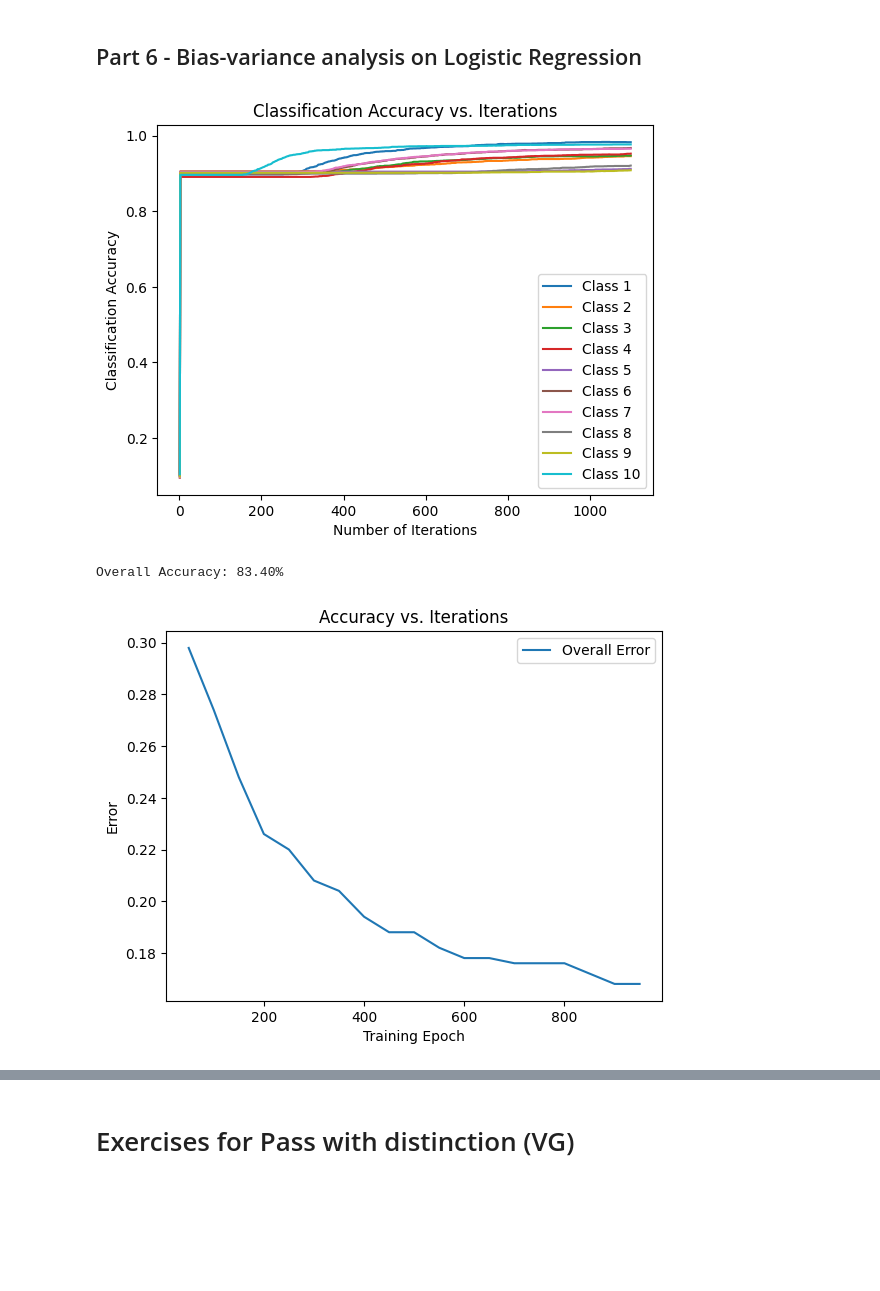
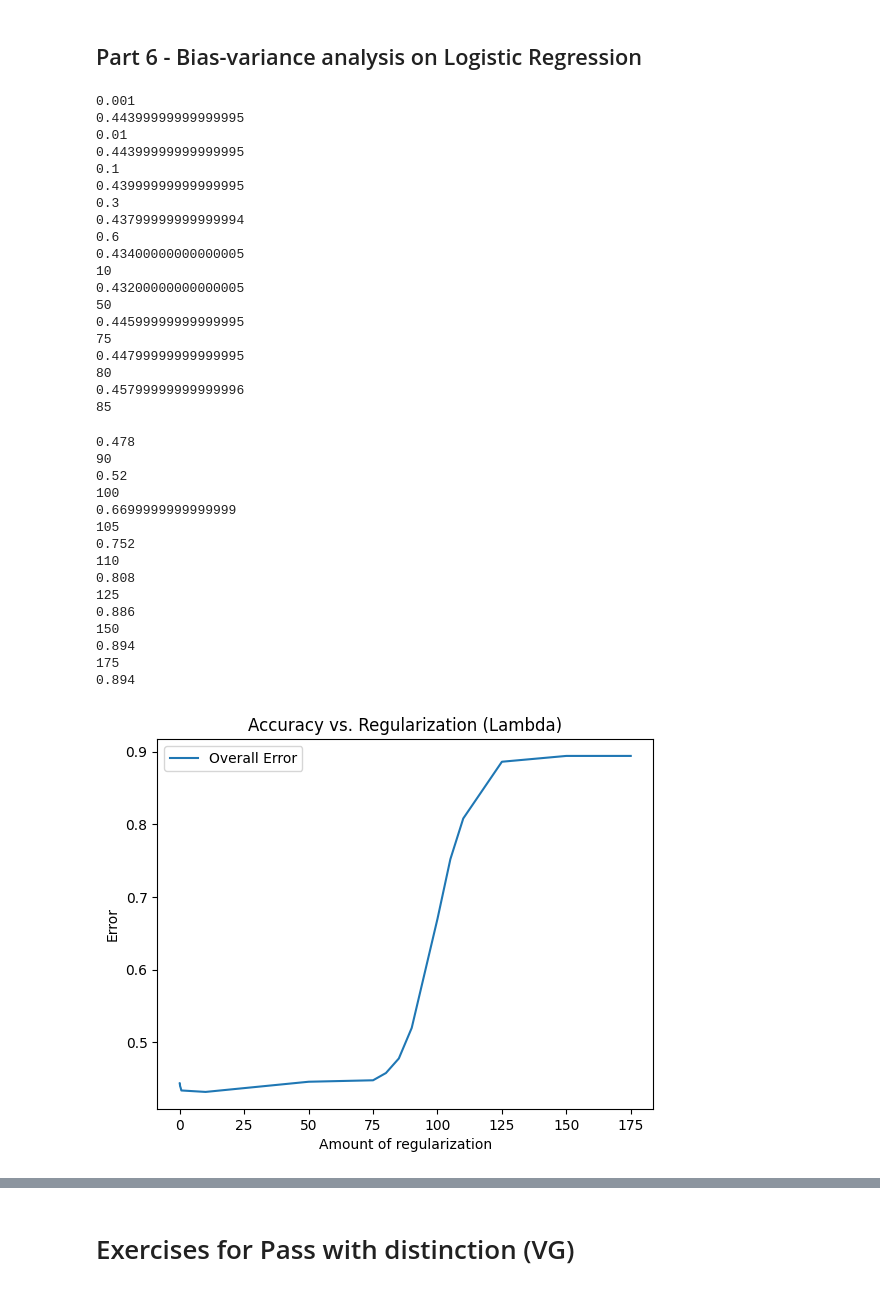
Before and after one commit to Mormert/MachineLearningLabs, a Jupyter notebook: lab2/python/lab2.ipynb, the cells around one changed output, grey strips where cells are left out. Cells and saved outputs as stored; diff of their text form; code cells hidden in the pictures; blank space fills up the shorter version.

```diff
--- a/lab2/python/lab2.ipynb
+++ b/lab2/python/lab2.ipynb
@@ -435,28 +435,33 @@ import matplotlib.pyplot as plt
 def sigmoid(z):
     return 1 / (1 + np.exp(-z))
 
-def costFunctionReg(theta, X, y, lambda_):
+def costFunctionReg(theta, X, y, lambdA_):
     m = len(y)
     h = sigmoid(X @ theta)
-    J = (-1/m) * (y.T @ np.log(h) + (1 - y).T @ np.log(1 - h)) + (lambda_ / (2 * m)) * np.sum(theta[1:]**2)
+    J = ((-1/m) * (y.T @ np.log(h) + (1 - y).T @ np.log(1 - h)))
+    regularization = (lambdA_ / (2 * m)) * np.sum(theta[1:]**2)
+    J += regularization
     return J
 
-def gradientReg(theta, X, y, lambda_):
+def gradientReg(theta, X, y, lambdA_):
     m = len(y)
     h = sigmoid(X @ theta)
     grad = (1/m) * X.T @ (h - y)
-    grad[1:] += (lambda_ / m) * theta[1:]
+    regularization = (lambdA_ / m) * theta[1:]
+    grad[1:] +=  regularization
     return grad
 
-def gradientDescent(X, y, theta, alpha, num_iters, lambda_):
+def gradientDescent(X, y, theta, alpha, num_iters, lambdA_):
     m = len(y)
     J_history = []
     accuracy_history = []
 
     for _ in range(num_iters):
         h = sigmoid(X @ theta)
-        theta = theta - (alpha/m) * (X.T @ (h - y) + lambda_ * np.concatenate(([0], theta[1:])))
-        J = costFunctionReg(theta, X, y, lambda_)
+        theta = theta - (alpha/m) * (X.T @ (h - y))
+        regularization = lambdA_ * np.concatenate(([0], theta[1:]))
+        theta += regularization
+        J = costFunctionReg(theta, X, y, lambdA_)
         J_history.append(J)
 
         # Calculate classification accuracy
@@ -466,7 +471,7 @@ def gradientDescent(X, y, theta, alpha, num_iters, lambda_):
 
     return theta, J_history, accuracy_history
 
-def trainLogisticReg(X, y, lambda_, alpha=0.01, num_iters=1500, plotClassAcc=True):
+def trainLogisticReg(X, y, lambdA_, alpha=0.01, num_iters=1500, plotClassAcc=True):
     m, n = X.shape
     num_labels = len(np.unique(y))
     all_theta = np.zeros((n+1, num_labels))
@@ -484,7 +489,7 @@ def trainLogisticReg(X, y, lambda_, alpha=0.01, num_iters=1500, plotClassAcc=Tru
         y_c = (y == c).astype(int)
 
         # Run gradient descent
-        theta, _, accuracy_history = gradientDescent(X, y_c, initial_theta, alpha, num_iters, lambda_)
+        theta, _, accuracy_history = gradientDescent(X, y_c, initial_theta, alpha, num_iters, lambdA_)
 
         # Assign theta to the corresponding column in all_theta
         all_theta[:, c-1] = theta
@@ -529,39 +534,76 @@ X_train, X_val, y_train, y_val = train_test_split(X_temp, y_temp, test_size=1/3,
 lambda_ = 0.1
 iterations = 1100
 alpha = 0.01
+
+'''
 all_theta = trainLogisticReg(X_train, y_train, lambda_, alpha, iterations)
 
 accuracy = overallAccuracy(X_test, y_test, all_theta)
 print(f'Overall Accuracy: {accuracy * 100:.2f}%')
 
 each50ItsError = []
 for i in range(50, 1000, 50):
     all_theta_i = trainLogisticReg(X_train, y_train, lambda_, alpha, i, False)
     each50ItsError.append(1 - overallAccuracy(X_test, y_test, all_theta_i))
 
 plt.plot(range(50, 1000, 50), each50ItsError, label='Overall Error')
 
 plt.xlabel('Training Epoch')
 plt.ylabel('Error')
 plt.title('Accuracy vs. Iterations')
 plt.legend()
 plt.show()
-
+'''
 eachLambdaError = []
-lambda_values = [0.001, 0.01, 0.1, 0.3, 0.6]
+lambda_values = [0.001, 0.01, 0.1, 0.3, 0.6, 10, 50, 75, 80, 85, 90, 100, 105, 110, 125, 150, 175]
 for lambdaV in lambda_values:
-    iterations = 1000
+    iterations = 2
+    print(lambdaV)
     all_theta_i = trainLogisticReg(X_train, y_train, lambdaV, alpha, iterations, False)
-    eachLambdaError.append(1 - overallAccuracy(X_test, y_test, all_theta_i))
+    error = 1 - overallAccuracy(X_test, y_test, all_theta_i)
+    print(error)
+    eachLambdaError.append(error)
 
 plt.plot(lambda_values, eachLambdaError, label='Overall Error')
 
 plt.xlabel('Amount of regularization')
 plt.ylabel('Error')
 plt.title('Accuracy vs. Regularization (Lambda)')
 plt.legend()
 plt.show()
 # %% [output]
+0.001
+0.44399999999999995
+0.01
+0.44399999999999995
+0.1
+0.43999999999999995
+0.3
+0.43799999999999994
+0.6
+0.43400000000000005
+10
+0.43200000000000005
+50
+0.44599999999999995
+75
+0.44799999999999995
+80
+0.45799999999999996
+85
+0.478
+90
+0.52
+100
+0.6699999999999999
+105
+0.752
+110
+0.808
+125
+0.886
+150
+0.894
+175
+0.894
-[figure, old version]
+[figure, new version]
-Overall Accuracy: 83.40%
-[figure, removed]
```
Also changed, not shown: parts of 4 cells of this notebook.
